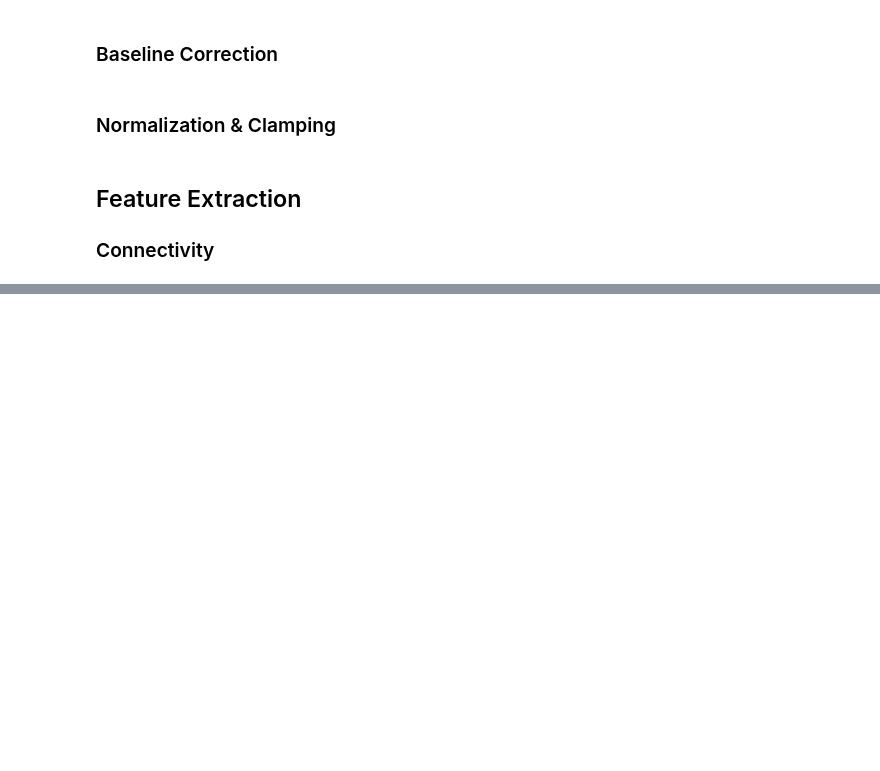
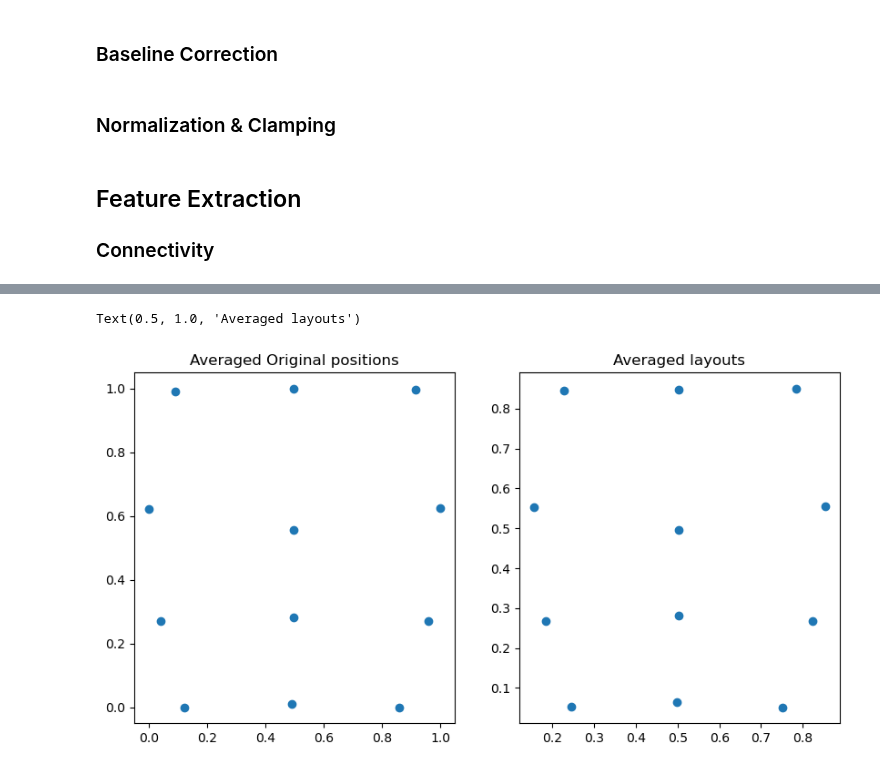
Before and after one commit to Yeganehfrh/EEGModalNet, a Jupyter notebook: notebooks/DataProcessing.ipynb, the cells around one changed output, grey strips where cells are left out. Saved outputs shown, nothing was run; the diff lists cells and outputs as text; code cells hidden in the pictures; blank space fills up the shorter version.

Commit message:
check whether averaging over channel layouts yields similar results to averaging over original positions.

```diff
--- a/notebooks/DataProcessing.ipynb
+++ b/notebooks/DataProcessing.ipynb
@@ -220,0 +243,16 @@ for sub in range(data_clamped.shape[0]):
+# %%
+# average over each brain area patch and save in a new empty dataset
+C, S, T = len(ba_patches), data.sizes.get('subject'), data.sizes.get('time')
+data_numpy = np.zeros([C, S, T])
+positions_numpy = np.zeros([C, 2])
+for i, (v) in enumerate(ba_patches.values()):
+    data_numpy[i, :, :] = data.sel(channel=v).mean(dim='channel').to_array()
+    idx = [data.channel.values.tolist().index(i) for i in v]
+    positions_numpy[i, :] = data.ch_positions[idx].mean(axis=0)
+
+# create a new dataset
+data_ba = xr.DataArray(data_numpy, dims=['brain_area', 'subject', 'time'],
+                       coords={'brain_area': list(ba_patches.keys()),
+                               'subject': data.subject.values},
+                        attrs=data.attrs)
+data_ba.attrs['ch_positions'] = positions_numpy
@@ -220,0 +277,42 @@ for sub in range(data_clamped.shape[0]):
+# %%
+# check if averaging over channels layouts renders similar results as averaging over original positions
+EEG = mne.io.read_raw_brainvision('data/raw/sub-010005/RSEEG/sub-010005.vhdr')
+EEG.set_channel_types({'VEOG': 'eog'})
+montage = mne.channels.make_standard_montage('standard_1020')
+EEG.set_montage(montage)
+EEG.pick(['eeg'])
+
+positions = EEG.get_montage().get_positions()['ch_pos']
+aver_pos = {}
+for k, chs in ba_patches.items():
+    idx = np.array([positions[ch] for ch in chs]).mean(axis=0)
+    aver_pos[k] = idx
+
+# create a montage with the new positions
+montage = mne.channels.make_dig_montage(ch_pos=aver_pos, coord_frame='head')
+
+# create a EEG info from these new channel positions
+info = mne.create_info(ch_names=list(ba_patches.keys()), sfreq=128, ch_types='eeg')
+
+# add positions to the info object
+info.set_montage(montage)
+
+layout = mne.channels.find_layout(info)
+position = torch.full((len(info.ch_names), 2), -0.1)
+x, y = layout.pos[:, :2].T
+x = (x - x.min()) / (x.max() - x.min())
+y = (y - y.min()) / (y.max() - y.min())
+x = torch.from_numpy(x).float()
+y = torch.from_numpy(y).float()
+position[:, 0] = x
+position[:, 1] = y
+
+# plot
+fig, axs = plt.subplots(1, 2, figsize=(10, 5))
+axs[0].scatter(x, y)
+axs[0].set_title('Averaged Original positions')
+axs[1].scatter(positions_numpy[:, 0], positions_numpy[:, 1])
+axs[1].set_title('Averaged layouts')
+# %% [output]
+Text(0.5, 1.0, 'Averaged layouts')
+[figure, added]
```
Also changed, not shown: parts of 4 cells of this notebook.
